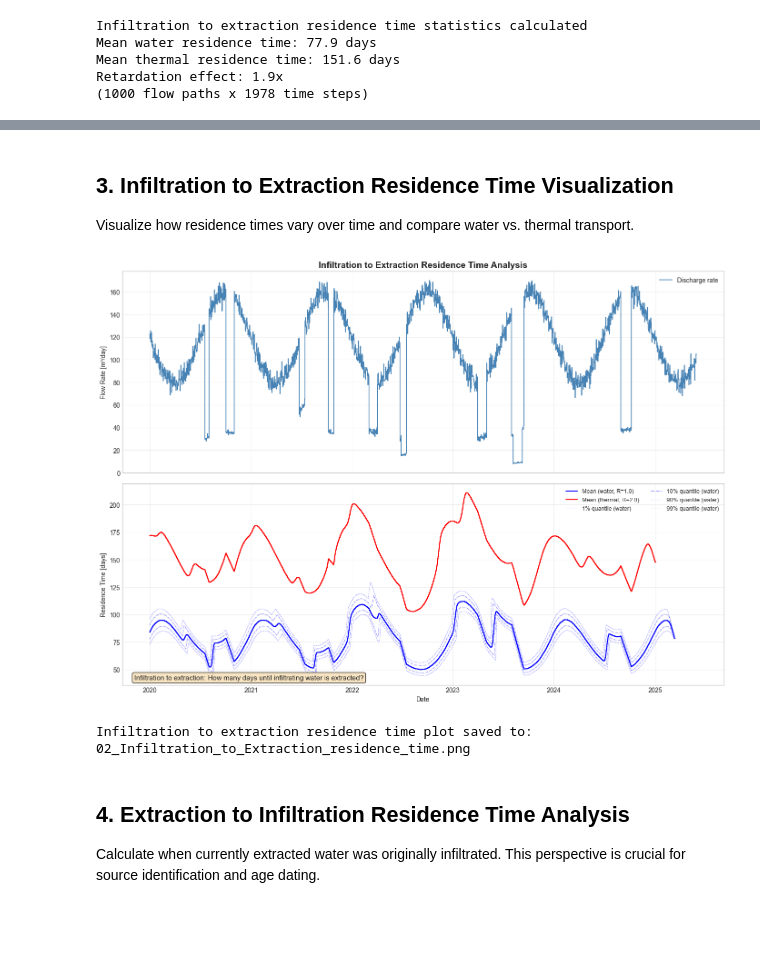
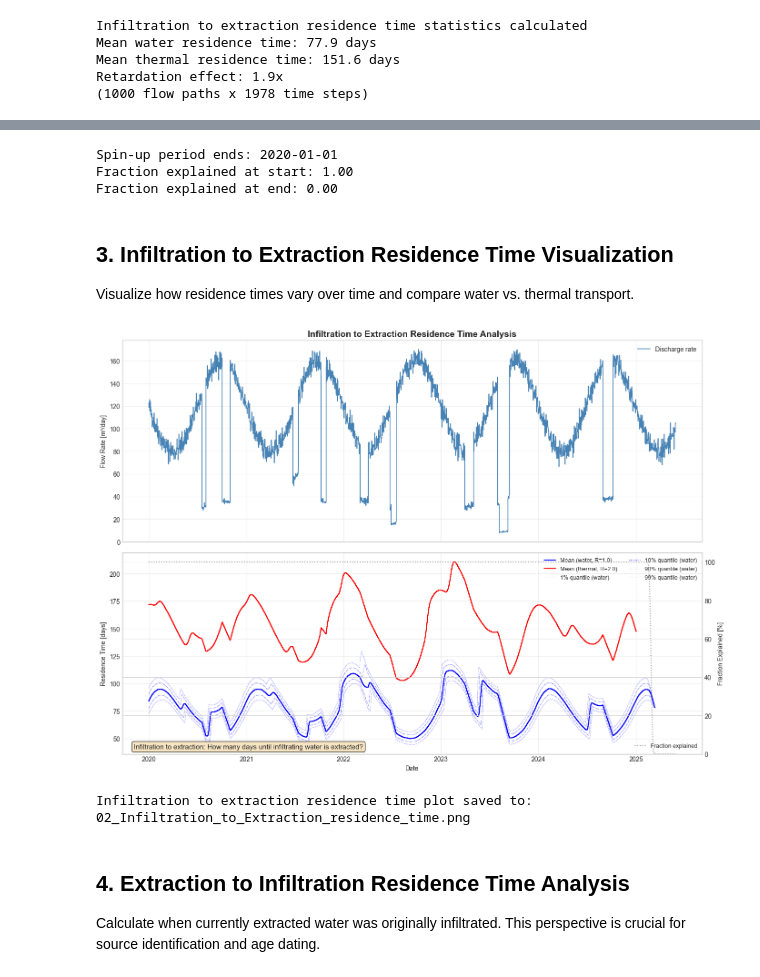
Before and after one commit to gwtransport/gwtransport, a Jupyter notebook: examples/02_Residence_Time_Analysis.ipynb, the cells around one changed output, grey strips where cells are left out. Drawn from its saved outputs; the diff is of its cells as text; code cells hidden in the pictures; blank space fills up the shorter version.

```diff
--- a/examples/02_Residence_Time_Analysis.ipynb
+++ b/examples/02_Residence_Time_Analysis.ipynb
@@ -212,3 +216,21 @@ Retardation effect: 1.9x
+# %%
+# Compute fraction of pore volumes with valid residence times
+frac_explained_forward = fraction_explained(rt=rt_infiltration_to_extraction_water)
+
+# Find the first date where all flow paths are fully informed
+fully_explained_mask = frac_explained_forward >= 1.0
+if fully_explained_mask.any():
+    first_fully_explained = df.index[fully_explained_mask][0]
+    print(f"Spin-up period ends: {first_fully_explained.date()}")
+else:
+    print("Warning: Not all pore volumes are fully explained within the data period")
+
+print(f"Fraction explained at start: {frac_explained_forward[0]:.2f}")
+print(f"Fraction explained at end: {frac_explained_forward[-1]:.2f}")
+# %% [output]
+Spin-up period ends: 2020-01-01
+Fraction explained at start: 1.00
+Fraction explained at end: 0.00
 # %% [markdown]
 ## 3. Infiltration to Extraction Residence Time Visualization
 
@@ -257,34 +279,49 @@ for q in quantiles:
         linewidth=0.8,
         linestyle=linestyle,
     )
 
 ax[1].set_ylabel("Residence Time [days]")
 ax[1].set_xlabel("Date")
 ax[1].legend(loc="upper right", ncol=2, fontsize=9)
 ax[1].grid(True, alpha=0.3)
 
+# Add fraction explained on twin axis
+ax1b = ax[1].twinx()
+ax1b.plot(
+    xstep_rt,
+    np.repeat(frac_explained_forward * 100, 2),
+    color="gray",
+    linewidth=1.5,
+    linestyle=":",
+    alpha=0.8,
+    label="Fraction explained",
+)
+ax1b.set_ylabel("Fraction Explained [%]")
+ax1b.set_ylim(0, 105)
+ax1b.legend(loc="lower right", fontsize=9)
+
 # Add explanatory text
 ax[1].text(
     0.02,
     0.02,
     "Infiltration to extraction: How many days until infiltrating water is extracted?",
     ha="left",
     va="bottom",
     transform=ax[1].transAxes,
     fontsize=11,
     bbox={"boxstyle": "round,pad=0.3", "facecolor": "wheat", "alpha": 0.8},
 )
 
 plt.tight_layout()
 
 # Save the infiltration to extraction residence time plot
 out_path = Path("02_Infiltration_to_Extraction_residence_time.png")
 plt.savefig(out_path, dpi=300, bbox_inches="tight")
 plt.show()
 
 print(f"Infiltration to extraction residence time plot saved to: {out_path}")
 # %% [output]
-[figure, old version]
+[figure, new version]
 Infiltration to extraction residence time plot saved to: 02_Infiltration_to_Extraction_residence_time.png
 # %% [markdown]
 ## 4. Extraction to Infiltration Residence Time Analysis
```
Also changed, not shown: parts of 5 cells of this notebook, 12 other files.
